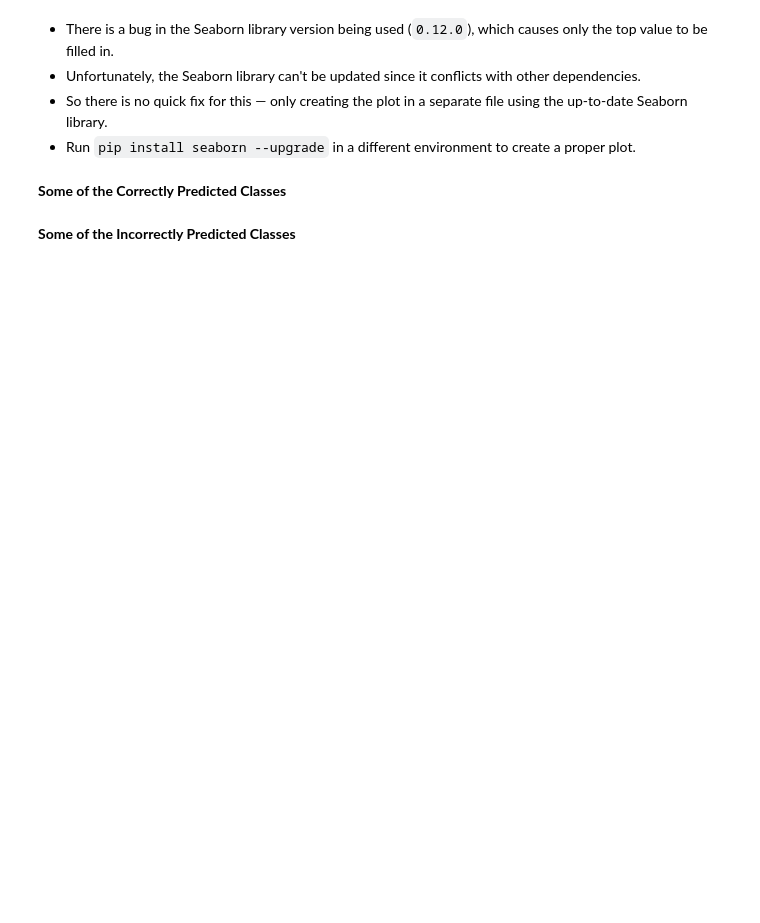
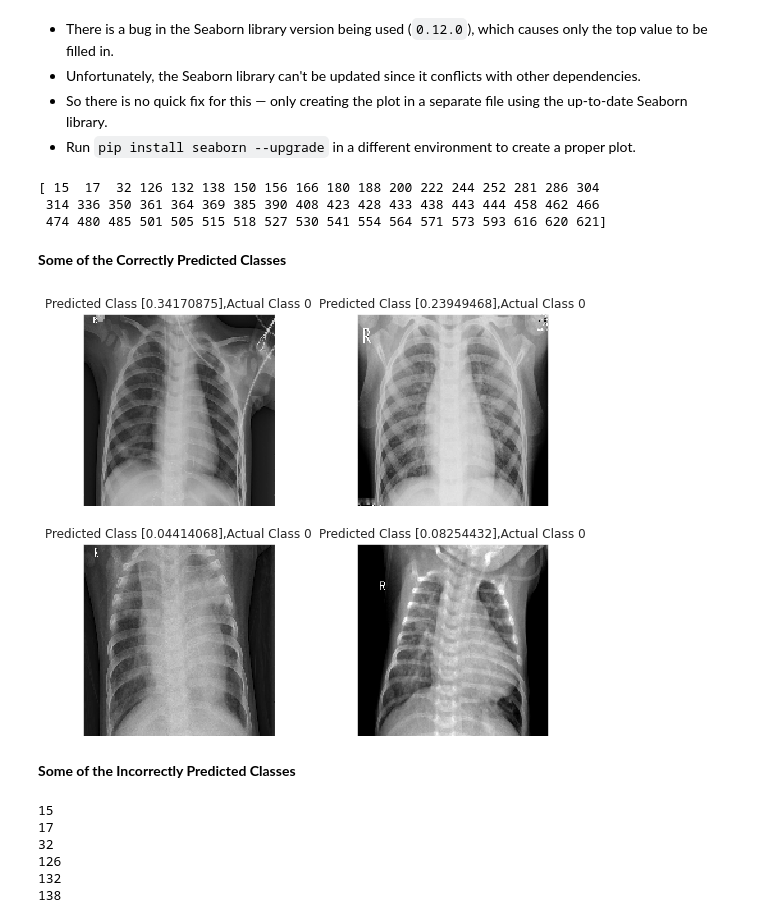
Before and after one commit to RensG2005/datascienceassign2, a Jupyter notebook: datascienceassignment2.ipynb, the cells around one changed output. Saved outputs shown, nothing was run; the diff lists cells and outputs as text; code cells hidden in the pictures; blank space fills up the shorter version.

```diff
--- a/datascienceassignment2.ipynb
+++ b/datascienceassignment2.ipynb
@@ -864,20 +874,27 @@ INCORRECT prediction
 - So there is no quick fix for this — only creating the plot in a separate file using the up-to-date Seaborn library.
 - Run `pip install seaborn --upgrade` in a different environment to create a proper plot.
 # %%
-# correct = np.nonzero(predictions == y_test)[0]
-# incorrect = np.nonzero(predictions != y_test)[0]
-# print(incorrect)
+correct = np.nonzero(predicted_classes == y_test)[0]
+incorrect = np.nonzero(predicted_classes != y_test)[0]
+
+print(incorrect)
+# %% [output]
+[ 15  17  32 126 132 138 150 156 166 180 188 200 222 244 252 281 286 304
+ 314 336 350 361 364 369 385 390 408 423 428 433 438 443 444 458 462 466
+ 474 480 485 501 505 515 518 527 530 541 554 564 571 573 593 616 620 621]
 # %% [markdown]
 **Some of the Correctly Predicted Classes**
 # %%
-# i = 0
-# for c in correct[:6]:
-#     plt.subplot(3,2,i+1)
-#     plt.xticks([])
-#     plt.yticks([])
-#     plt.imshow(x_test[c].reshape(150,150), cmap="gray", interpolation='none')
-#     plt.title("Predicted Class {},Actual Class {}".format(predictions[c], y_test[c]))
-#     plt.tight_layout()
-#     i += 1
+i = 0
+plt.figure(figsize=(9, 12))  # 3 times larger than a default 3x2 grid of size (3, 4)
+for c in correct[:4]:
+    plt.subplot(3,2,i+1)
+    plt.xticks([])
+    plt.yticks([])
+    plt.imshow(x_test[c].reshape(150,150), cmap="gray", interpolation='none')
+    plt.title("Predicted Class {},Actual Class {}".format(predictions[c], y_test[c]))
+    i += 1
+# %% [output]
+[figure, added]
 # %% [markdown]
 **Some of the Incorrectly Predicted Classes**
@@ -893,0 +901,19 @@ INCORRECT prediction
+# %%
+i = 0
+for c in incorrect[:6]:
+    print(c)
+
+    # Convert the image array to a PIL Image
+    # img = Image.fromarray(x_test[c].reshape(150, 150))  # Adjust the shape as needed
+
+    # Save the image as a JPEG file
+    # img.save(f"{c}_incorrect_image.jpeg", dpi=(300, 300))
+
+    i += 1
+# %% [output]
+15
+17
+32
+126
+132
+138
```
Also changed, not shown: parts of 10 cells of this notebook, 1 other file.
